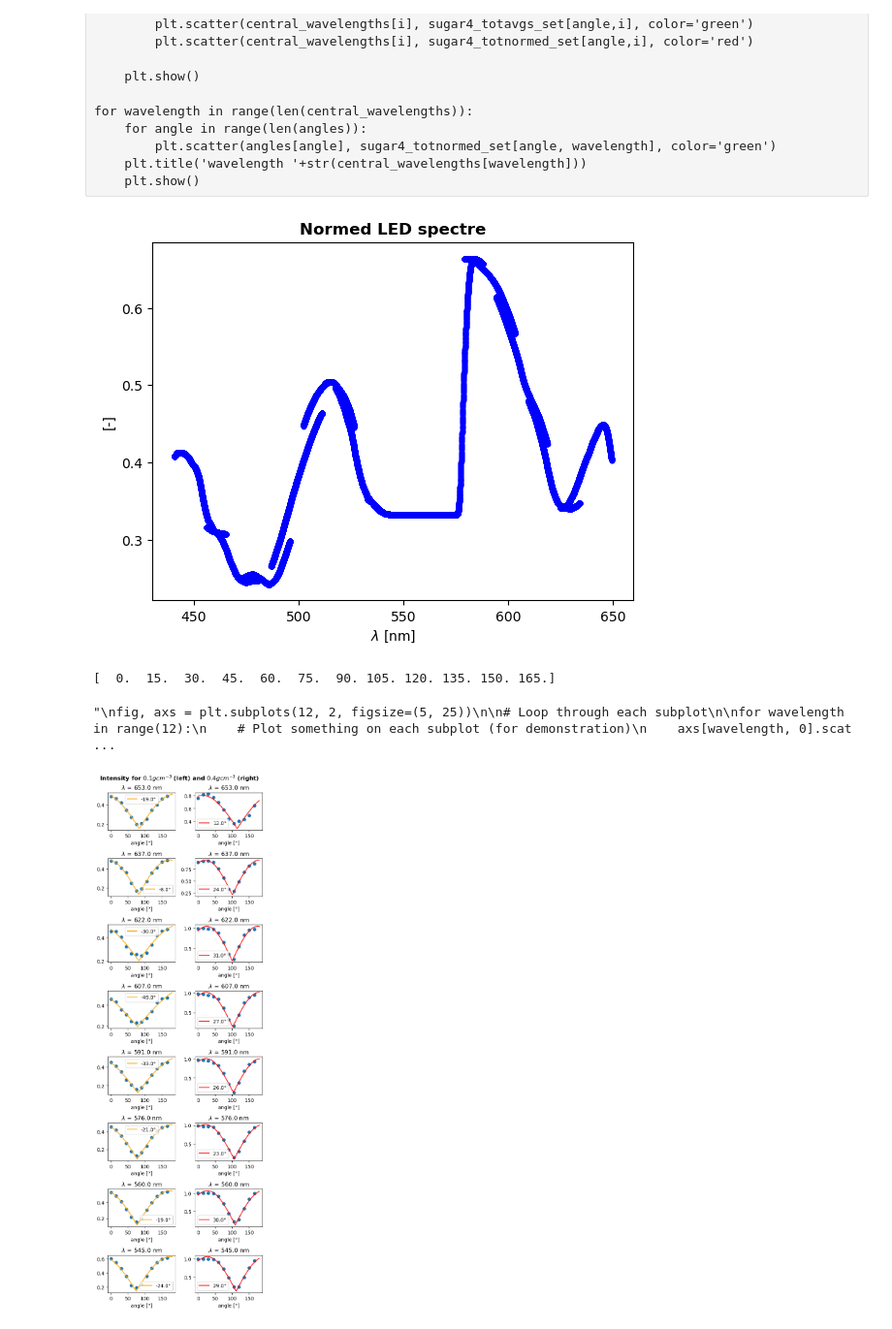
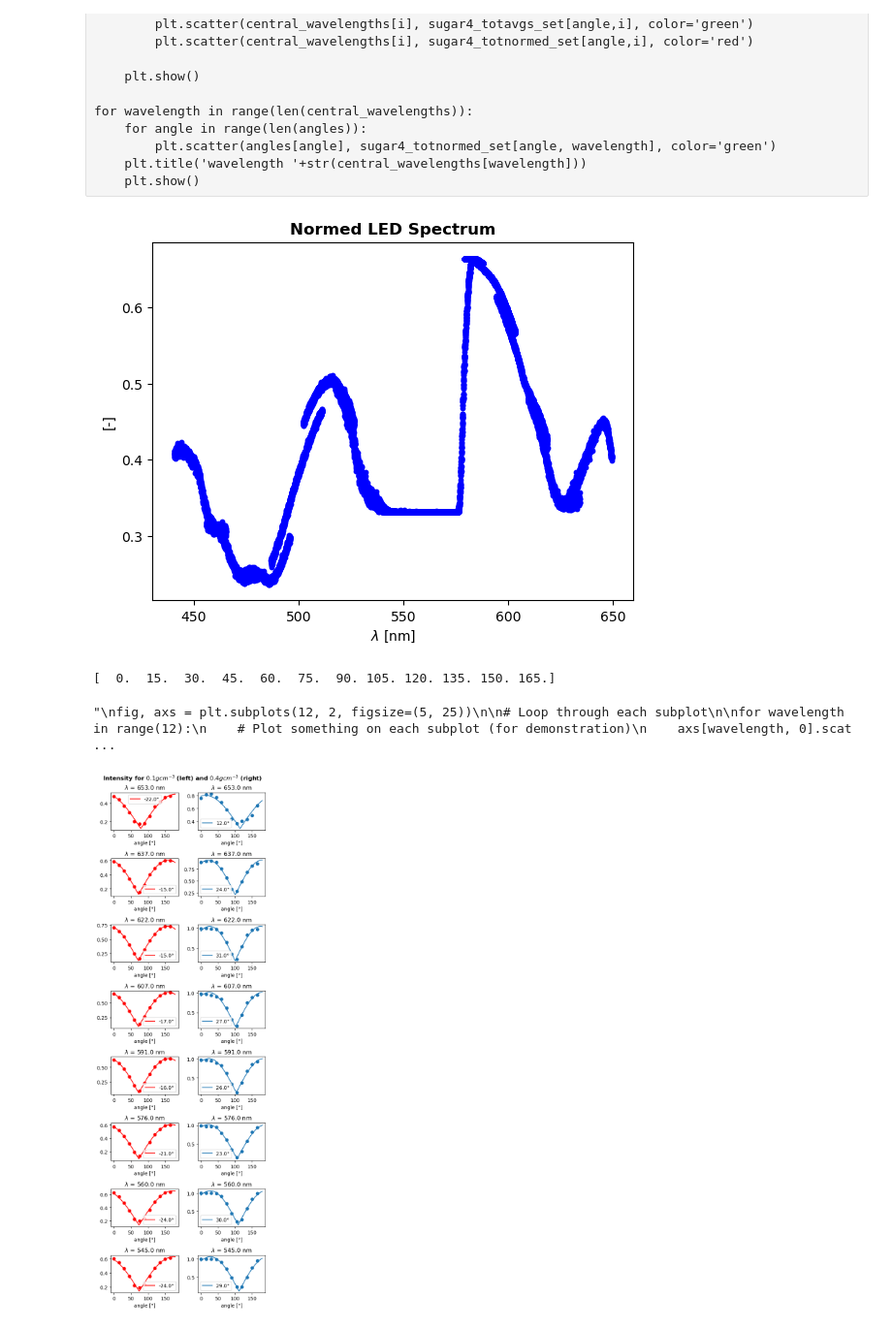
Before and after one commit to muellvin/pplus, a Jupyter notebook: sugarpolarizer/analysis.ipynb, the cells around one changed output. Shown: that part at 97% size. Saved outputs shown, nothing was run; the diff lists cells and outputs as text; code cells hidden in the pictures.

Commit message:
colors

```diff
--- a/sugarpolarizer/analysis.ipynb
+++ b/sugarpolarizer/analysis.ipynb
@@ -403,16 +410,20 @@ for wavelength in range(len(central_wavelengths)):
     plt.title('wavelength '+str(central_wavelengths[wavelength]))
     plt.show()
 # %%
-led = np.mean(led_avgs_smooth, axis=2)
+led = np.mean(led_averages, axis=2)
+led1 = np.mean(led_avgs_smooth1, axis=2)
+
 for i in range(len(r)-2, 0,-1):
     plt.scatter(images_wavelengths[i], led[i, :], color='blue', s=10)
+    #plt.scatter(images_wavelengths[i], led1[i, :], color='red', s=10)
 
-plt.title('Normed LED spectre', fontsize=12, fontweight='bold')
+
+plt.title('Normed LED Spectrum', fontsize=12, fontweight='bold')
 plt.ylabel('[-]')
 plt.xlabel('$\lambda$ [nm]' )
 plt.savefig('led_spectre.pdf',dpi=200)
 # %% [output]
-[figure, old version]
+[figure, new version]
 # %%
 sugar4 = np.roll(sugar4_totnormed_set,0)
 angles4 = np.roll(angles,0)
@@ -479,36 +490,36 @@ fit_angles = np.linspace(0,180, 181)
 
 central_wavelengths_sliced = central_wavelengths[::2]
 fig, axs = plt.subplots(len(central_wavelengths_sliced), 2, figsize=(5, 15))
 
 # Loop through each subplot
 for wavelength in range(len(central_wavelengths_sliced)):
     # Plot something on each subplot (for demonstration)
-    axs[wavelength, 0].scatter(angles1, sugar1[:,wavelength])
-    axs[wavelength, 0].plot(fit_angles, cosfit(fit_angles, sugar1_fitparams[wavelength]), color='orange',label=str(np.round(sugar1_fitparams[wavelength,1]))+'°')
+    axs[wavelength, 0].scatter(angles1, sugar1[:,wavelength],color='red')
+    axs[wavelength, 0].plot(fit_angles, cosfit(fit_angles, sugar1_fitparams[wavelength]), color='red',label=str(np.round(sugar1_fitparams[wavelength,1]))+'°')
     axs[wavelength, 0].set_title('$\lambda$ = '+str(np.round(central_wavelengths[wavelength]))+' nm')
     axs[wavelength, 0].set_xlabel('angle [°]')
     axs[wavelength, 0].legend()
     axs[wavelength, 1].scatter(angles4, sugar4[:,wavelength])
-    axs[wavelength, 1].plot(fit_angles, cosfit(fit_angles, sugar4_fitparams[wavelength]), color='red',label=str(np.round(sugar4_fitparams[wavelength,1]))+'°')
+    axs[wavelength, 1].plot(fit_angles, cosfit(fit_angles, sugar4_fitparams[wavelength]),label=str(np.round(sugar4_fitparams[wavelength,1]))+'°')
     axs[wavelength, 1].set_title('$\lambda$ = '+str(np.round(central_wavelengths[wavelength]))+' nm')
     axs[wavelength, 1].set_xlabel('angle [°]')
     axs[wavelength, 1].legend()
 
 # Adjust layout to prevent overlapping
 plt.tight_layout()
 
 # Adjust space at the top for the super title
 plt.subplots_adjust(top=0.985)
 
 # Add the super title
 plt.suptitle('Intensity for $0.1gcm^{-3}$ (left) and $0.4gcm^{-3}$ (right)', y=1.02, fontsize=12, fontweight='bold')
 
 # Save the plot
 plt.savefig('plots.pdf', bbox_inches='tight', dpi=200)
 
 # Show the plot
 plt.show()
 # %% [output]
-[figure, old version]
+[figure, new version]
 # %%
 """plotting and fitting the angle"""
```
Also changed, not shown: parts of 5 cells of this notebook, 4 other files.
